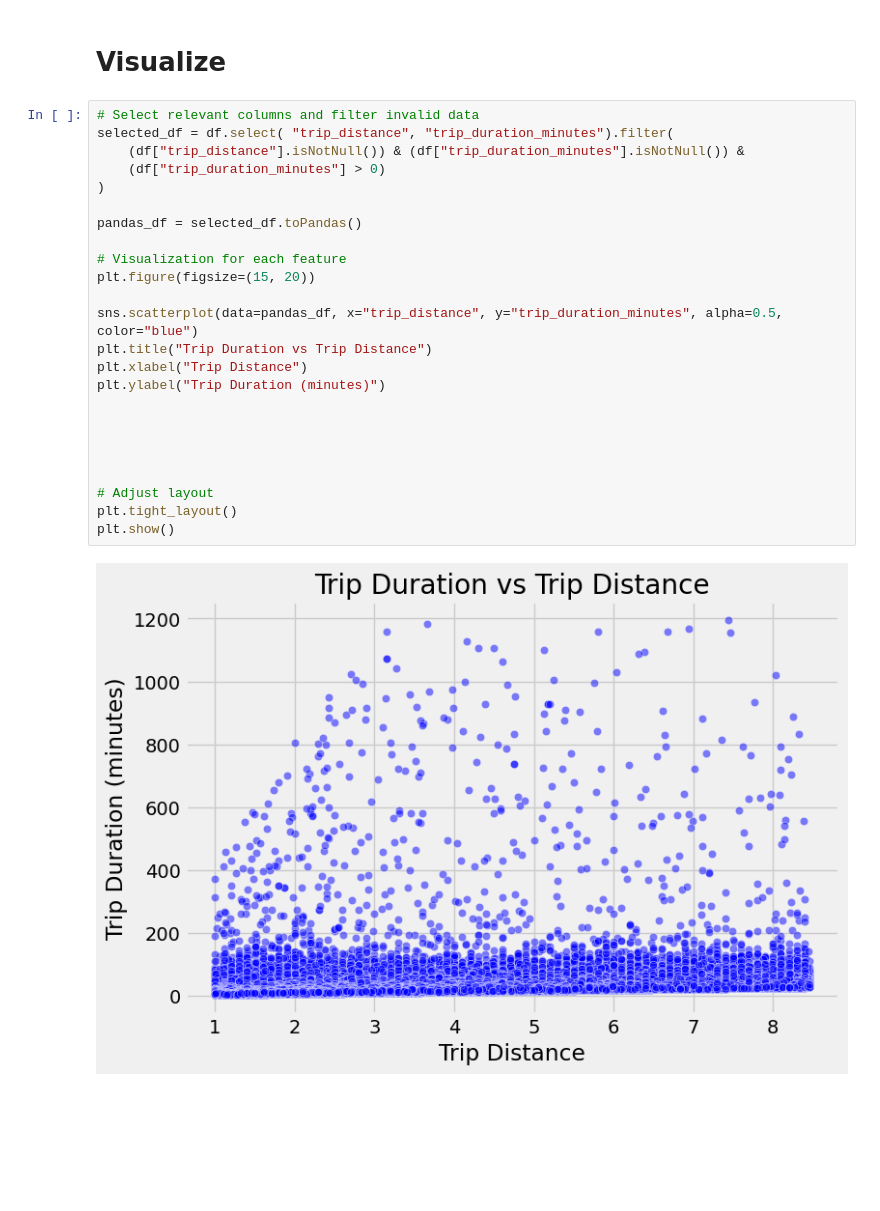
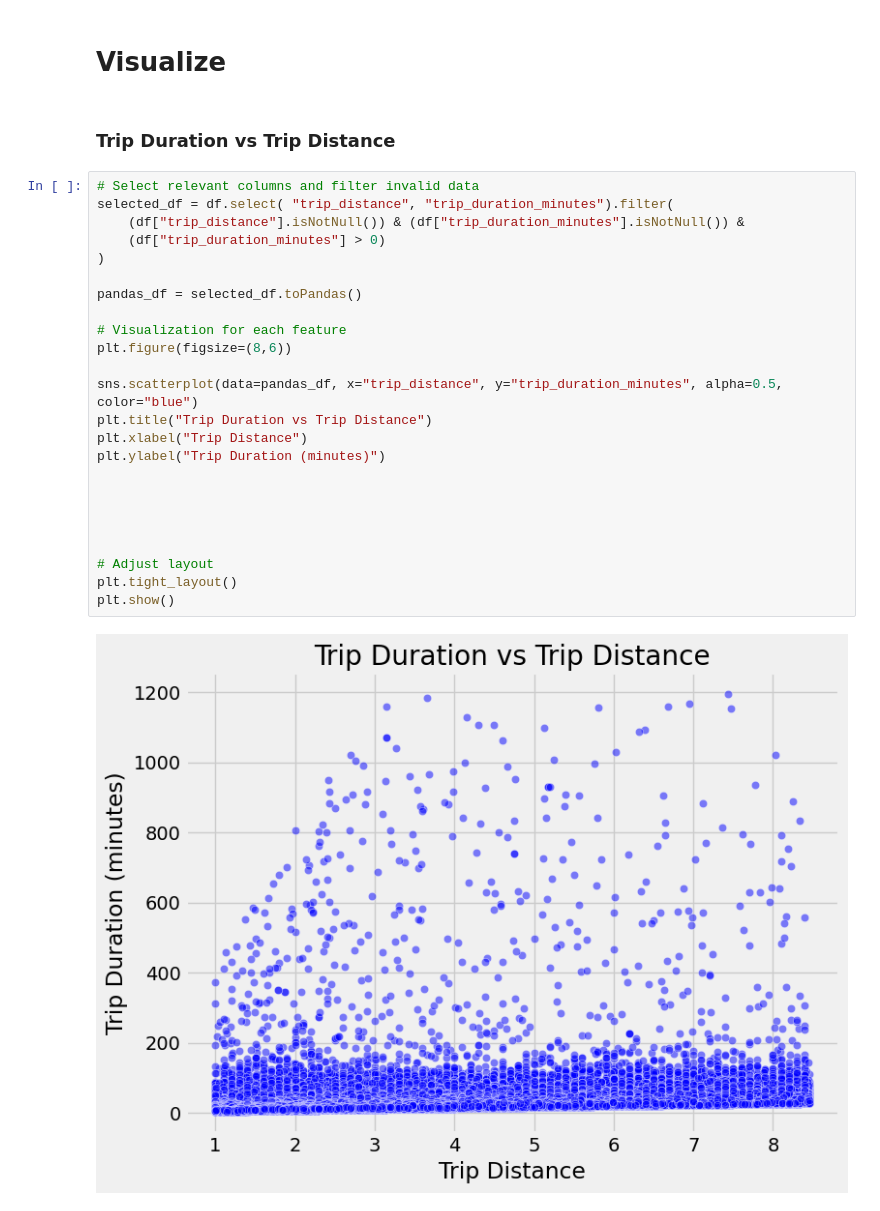
Before and after one commit to nhhongan/nyc_yellow_taxi_eta, a Jupyter notebook: notebook/eda_processing.ipynb, the cells around one changed output. Cells and saved outputs as stored; diff of their text form; blank space fills up the shorter version.

```diff
--- a/notebook/eda_processing.ipynb
+++ b/notebook/eda_processing.ipynb
@@ -1020,29 +1021,31 @@ for file_name in os.listdir(temp_dir):
 shutil.rmtree(temp_dir)
 # %% [markdown]
 # Visualize
+# %% [markdown]
+### Trip Duration vs Trip Distance
 # %%
 # Select relevant columns and filter invalid data
 selected_df = df.select( "trip_distance", "trip_duration_minutes").filter(
     (df["trip_distance"].isNotNull()) & (df["trip_duration_minutes"].isNotNull()) &
     (df["trip_duration_minutes"] > 0)
 )
 
 pandas_df = selected_df.toPandas()
 
 # Visualization for each feature
-plt.figure(figsize=(15, 20))
+plt.figure(figsize=(8,6))
 
 sns.scatterplot(data=pandas_df, x="trip_distance", y="trip_duration_minutes", alpha=0.5, color="blue")
 plt.title("Trip Duration vs Trip Distance")
 plt.xlabel("Trip Distance")
 plt.ylabel("Trip Duration (minutes)")
 
 
 
 
 
 # Adjust layout
 plt.tight_layout()
 plt.show()
 # %% [output]
-[figure, old version]
+[figure, new version]
```
Also changed, not shown: parts of 16 cells of this notebook.
